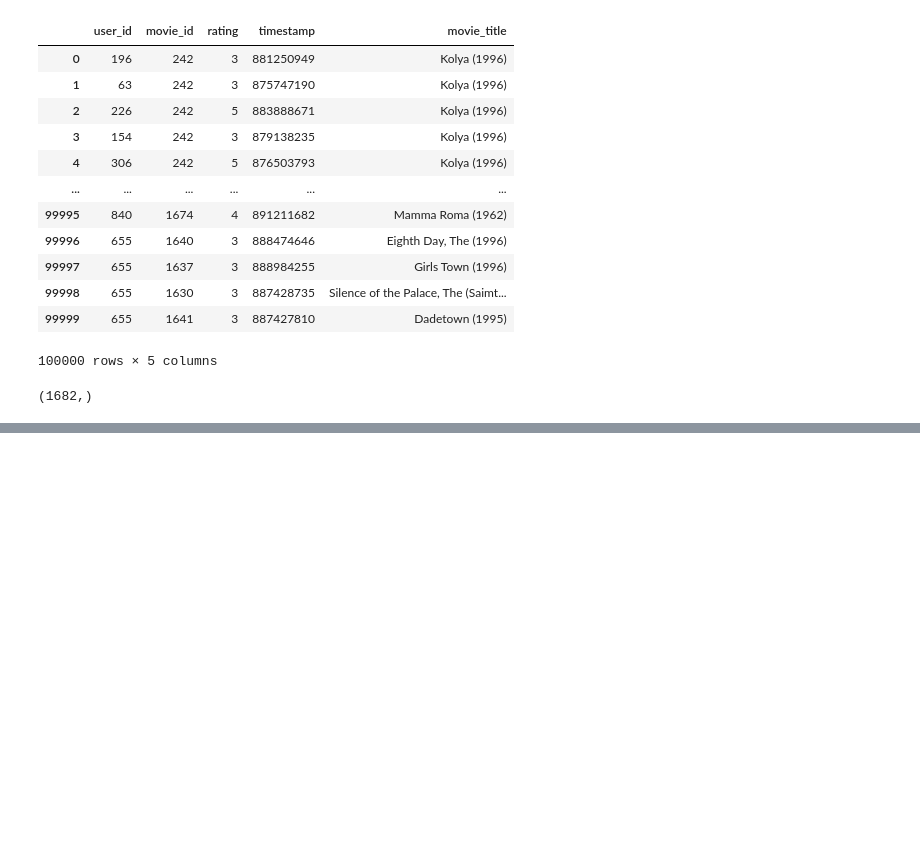
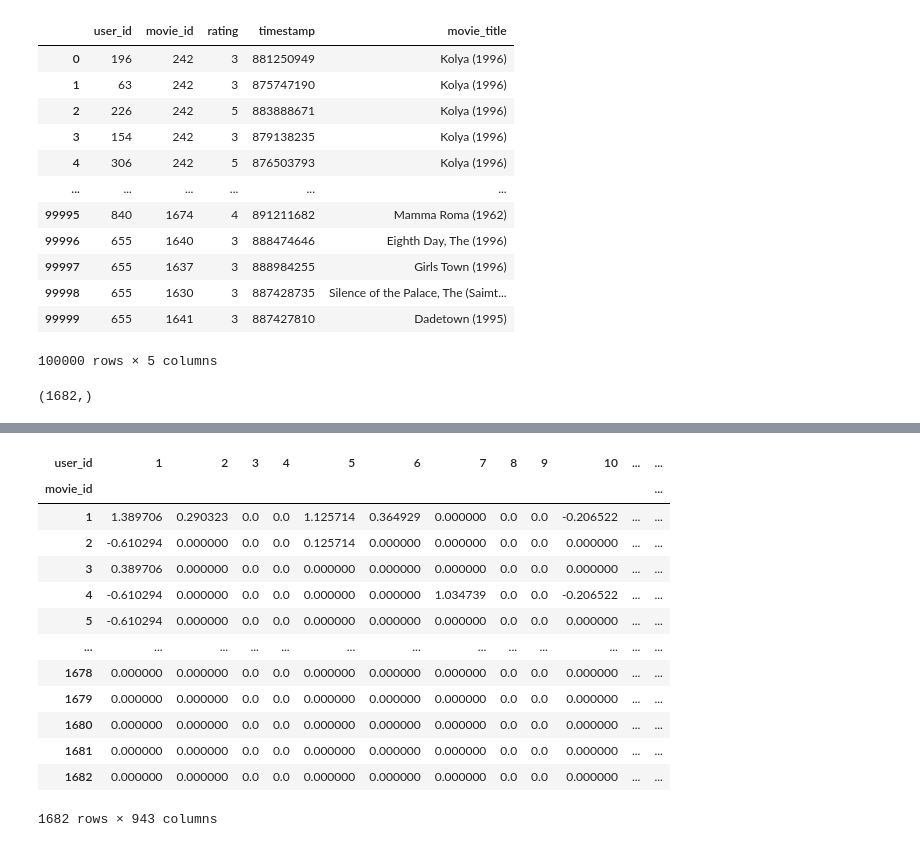
Before and after one commit to harpalsahota/DataScience, a Jupyter notebook: Theory/recommender_systems/collaborative_filtering/item_based_colab.ipynb, the cells around one changed output, grey strips where cells are left out. Saved outputs shown, nothing was run; the diff lists cells and outputs as text; code cells hidden in the pictures; blank space fills up the shorter version.

```diff
--- a/Theory/recommender_systems/collaborative_filtering/item_based_colab.ipynb
+++ b/Theory/recommender_systems/collaborative_filtering/item_based_colab.ipynb
@@ -252,0 +63,20 @@ movie_titles[movie_titles.movie_title.str.contains('Star')]
+# %%
+item_user_cosine_adjusted = item_user - item_user.mean(axis=0)
+item_user_cosine_adjusted = item_user_cosine_adjusted.fillna(0)
+# %%
+item_user_cosine_adjusted
+# %% [output]
+| user_id | 1 | 2 | 3 | 4 | 5 | 6 | 7 | 8 | 9 | 10 | ... | ... |
+| movie_id |  |  |  |  |  |  |  |  |  |  |  | ... |
+| 1 | 1.389706 | 0.290323 | 0.0 | 0.0 | 1.125714 | 0.364929 | 0.000000 | 0.0 | 0.0 | -0.206522 | ... | ... |
+| 2 | -0.610294 | 0.000000 | 0.0 | 0.0 | 0.125714 | 0.000000 | 0.000000 | 0.0 | 0.0 | 0.000000 | ... | ... |
+| 3 | 0.389706 | 0.000000 | 0.0 | 0.0 | 0.000000 | 0.000000 | 0.000000 | 0.0 | 0.0 | 0.000000 | ... | ... |
+| 4 | -0.610294 | 0.000000 | 0.0 | 0.0 | 0.000000 | 0.000000 | 1.034739 | 0.0 | 0.0 | -0.206522 | ... | ... |
+| 5 | -0.610294 | 0.000000 | 0.0 | 0.0 | 0.000000 | 0.000000 | 0.000000 | 0.0 | 0.0 | 0.000000 | ... | ... |
+| ... | ... | ... | ... | ... | ... | ... | ... | ... | ... | ... | ... | ... |
+| 1678 | 0.000000 | 0.000000 | 0.0 | 0.0 | 0.000000 | 0.000000 | 0.000000 | 0.0 | 0.0 | 0.000000 | ... | ... |
+| 1679 | 0.000000 | 0.000000 | 0.0 | 0.0 | 0.000000 | 0.000000 | 0.000000 | 0.0 | 0.0 | 0.000000 | ... | ... |
+| 1680 | 0.000000 | 0.000000 | 0.0 | 0.0 | 0.000000 | 0.000000 | 0.000000 | 0.0 | 0.0 | 0.000000 | ... | ... |
+| 1681 | 0.000000 | 0.000000 | 0.0 | 0.0 | 0.000000 | 0.000000 | 0.000000 | 0.0 | 0.0 | 0.000000 | ... | ... |
+| 1682 | 0.000000 | 0.000000 | 0.0 | 0.0 | 0.000000 | 0.000000 | 0.000000 | 0.0 | 0.0 | 0.000000 | ... | ... |
+1682 rows × 943 columns
```
Also changed, not shown: parts of 49 cells of this notebook.
